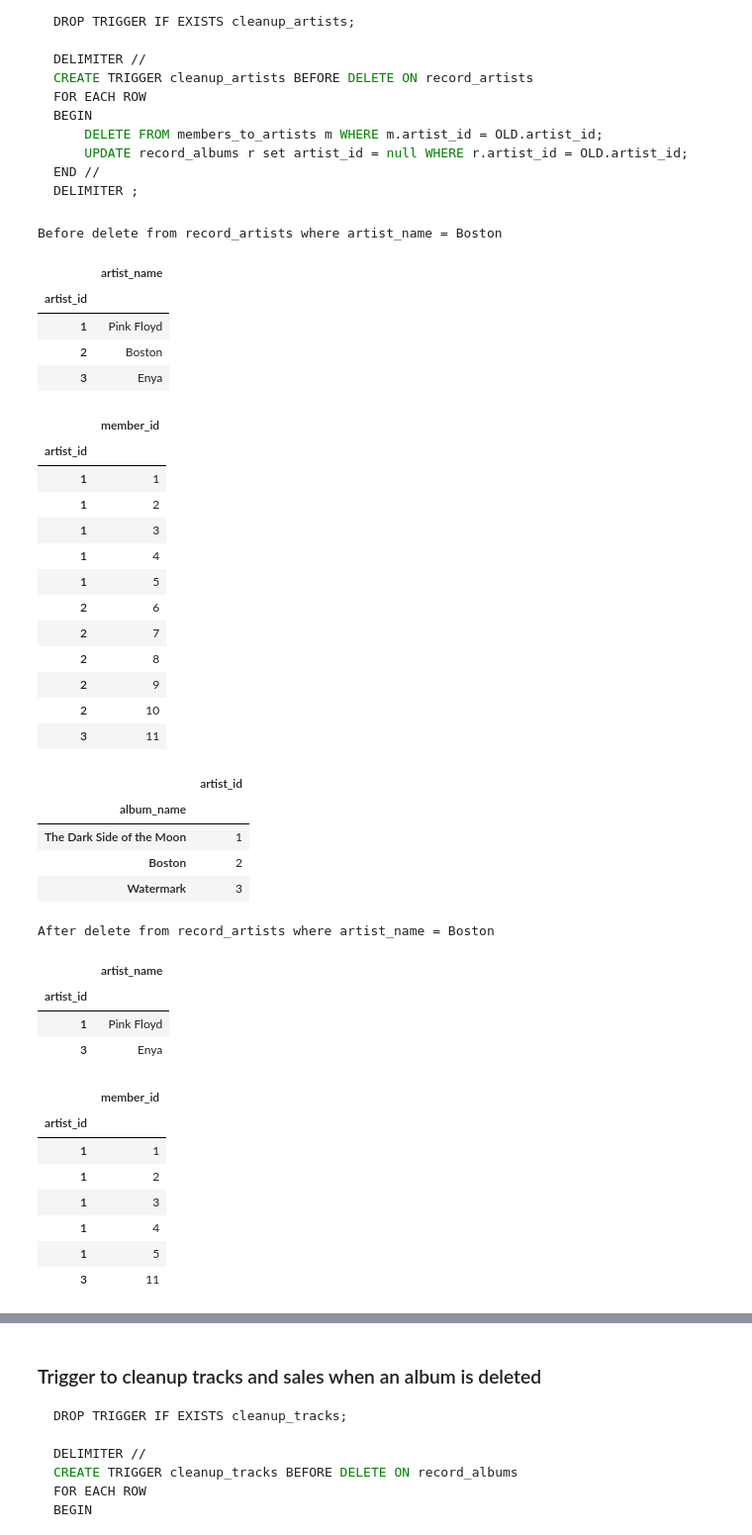
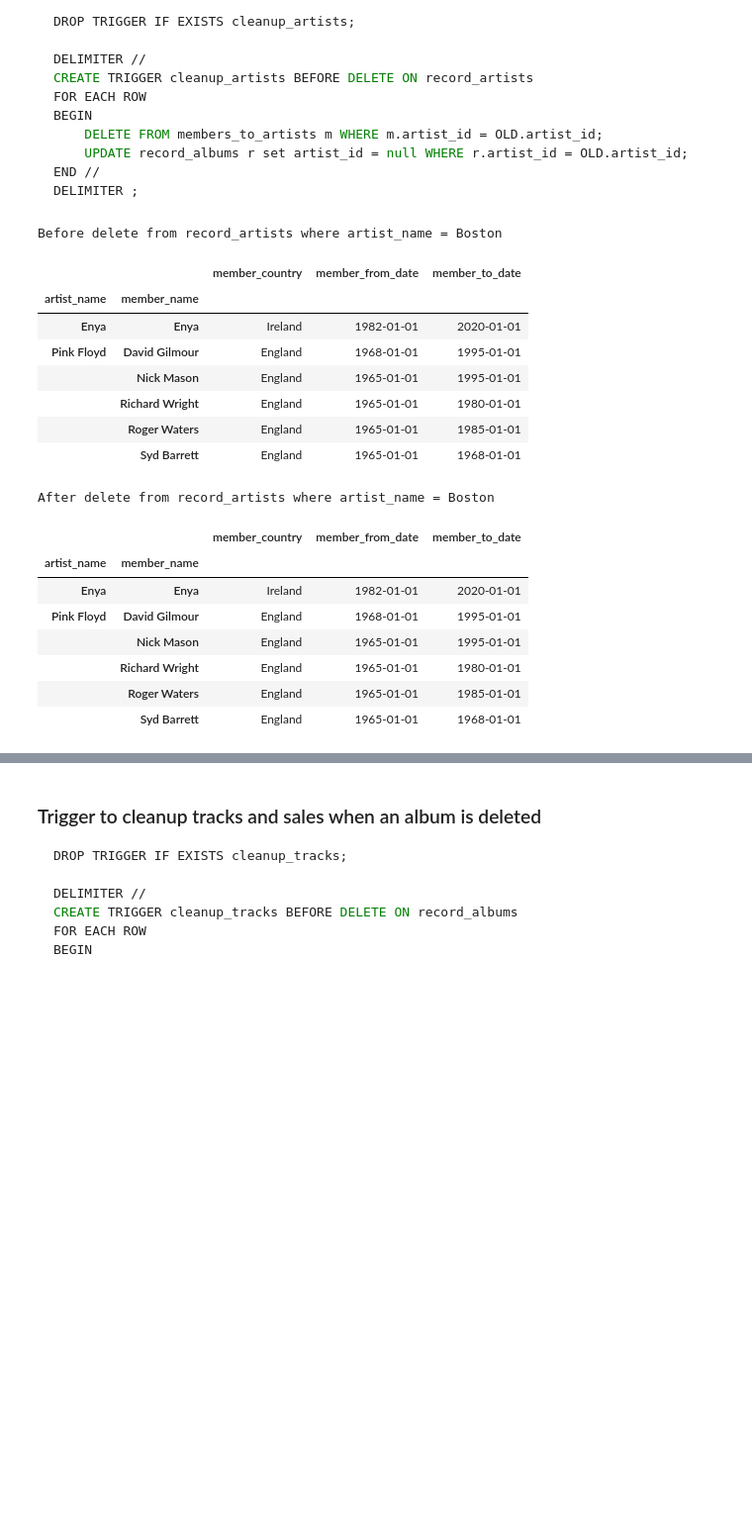
Before and after one commit to nmaiorana/CS-GY_6083_principles_of_database_systems, a Jupyter notebook: project_final_presetnation.ipynb, the cells around one changed output, grey strips where cells are left out. Shown: that part at 99% size. Drawn from its saved outputs; the diff is of its cells as text; code cells hidden in the pictures; blank space fills up the shorter version.

````diff
--- a/project_final_presetnation.ipynb
+++ b/project_final_presetnation.ipynb
@@ -383,53 +422,32 @@ DELIMITER ;
 ```
 # %%
 import tools.db_utils as dbu
+pandas_index_settings = ['artist_name', 'member_name']
+
 with dbu.get_connector() as conn:
     with conn.cursor() as cur:
         print(f'Before delete from record_artists where artist_name = Boston')
-        display(dbu.query_to_df('select * from record_artists', 'artist_id'))
-        display(dbu.query_to_df('select artist_id, member_id from members_to_artists', 'artist_id'))
-        display(dbu.query_to_df('select album_name, artist_id from record_albums', 'album_name'))
+        display(dbu.query_to_df('select * from band_members order by artist_name, member_name', pandas_index_settings))
         cur.execute('delete from record_artists where artist_name = "Boston"')
         conn.commit()
         print(f'After delete from record_artists where artist_name = Boston')
-        display(dbu.query_to_df('select * from record_artists', 'artist_id'))
-        display(dbu.query_to_df('select artist_id, member_id from members_to_artists', 'artist_id'))
-        display(dbu.query_to_df('select album_name, artist_id from record_albums', 'album_name'))
+        display(dbu.query_to_df('select * from band_members order by artist_name, member_name', pandas_index_settings))
 # %% [output]
 Before delete from record_artists where artist_name = Boston
-|  | artist_name |
-| artist_id |  |
-| 1 | Pink Floyd |
-| 2 | Boston |
-| 3 | Enya |
+|  |  | member_country | member_from_date | member_to_date |
+| artist_name | member_name |  |  |  |
+| Enya | Enya | Ireland | 1982-01-01 | 2020-01-01 |
+| Pink Floyd | David Gilmour | England | 1968-01-01 | 1995-01-01 |
+|  | Nick Mason | England | 1965-01-01 | 1995-01-01 |
+|  | Richard Wright | England | 1965-01-01 | 1980-01-01 |
+|  | Roger Waters | England | 1965-01-01 | 1985-01-01 |
+|  | Syd Barrett | England | 1965-01-01 | 1968-01-01 |
+After delete from record_artists where artist_name = Boston
-|  | member_id |
-| artist_id |  |
-| 1 | 1 |
-| 1 | 2 |
-| 1 | 3 |
-| 1 | 4 |
-| 1 | 5 |
-| 2 | 6 |
-| 2 | 7 |
-| 2 | 8 |
-| 2 | 9 |
-| 2 | 10 |
-| 3 | 11 |
+|  |  | member_country | member_from_date | member_to_date |
+| artist_name | member_name |  |  |  |
+| Enya | Enya | Ireland | 1982-01-01 | 2020-01-01 |
+| Pink Floyd | David Gilmour | England | 1968-01-01 | 1995-01-01 |
+|  | Nick Mason | England | 1965-01-01 | 1995-01-01 |
+|  | Richard Wright | England | 1965-01-01 | 1980-01-01 |
+|  | Roger Waters | England | 1965-01-01 | 1985-01-01 |
+|  | Syd Barrett | England | 1965-01-01 | 1968-01-01 |
-|  | artist_id |
-| album_name |  |
-| The Dark Side of the Moon | 1 |
-| Boston | 2 |
-| Watermark | 3 |
-After delete from record_artists where artist_name = Boston
-|  | artist_name |
-| artist_id |  |
-| 1 | Pink Floyd |
-| 3 | Enya |
-|  | member_id |
-| artist_id |  |
-| 1 | 1 |
-| 1 | 2 |
-| 1 | 3 |
-| 1 | 4 |
-| 1 | 5 |
-| 3 | 11 |
````
Also changed, not shown: parts of 15 cells of this notebook, 4 other files.
